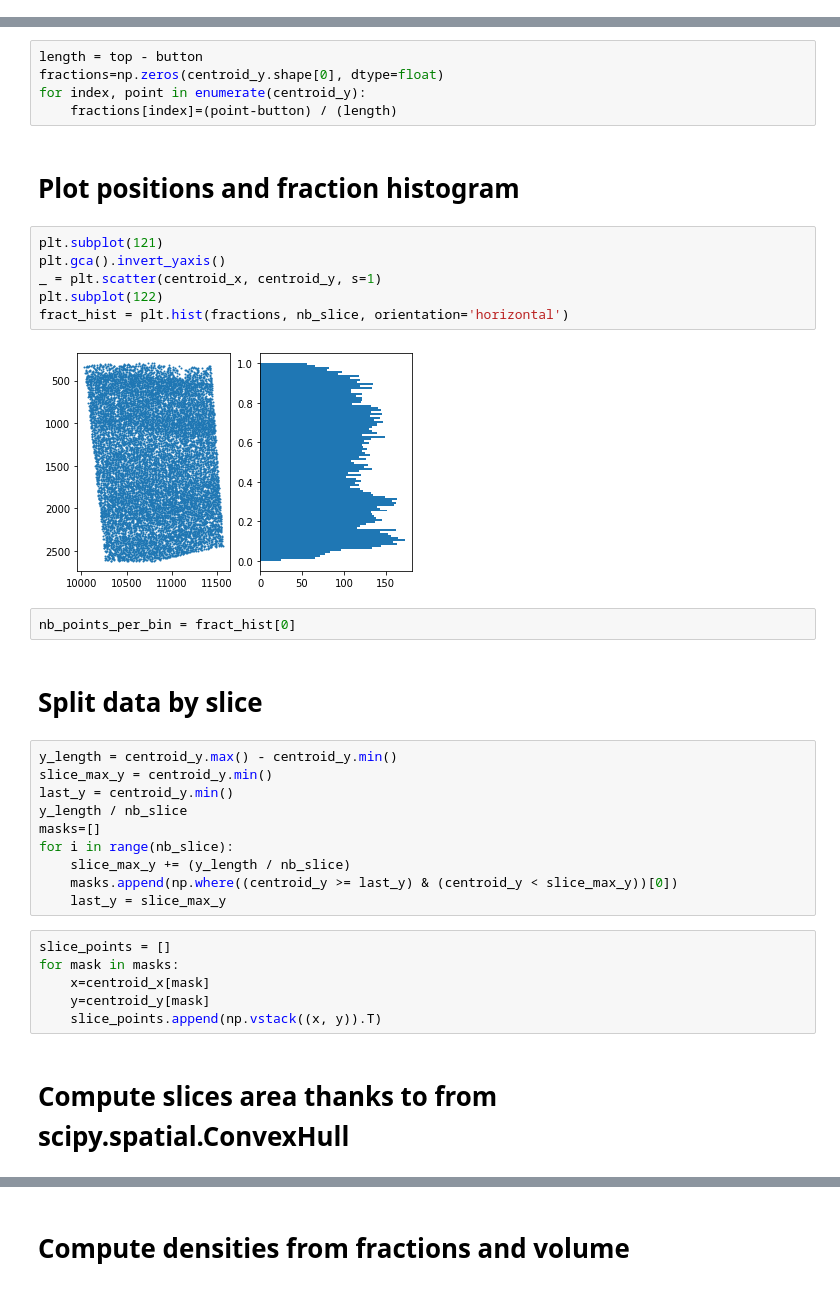
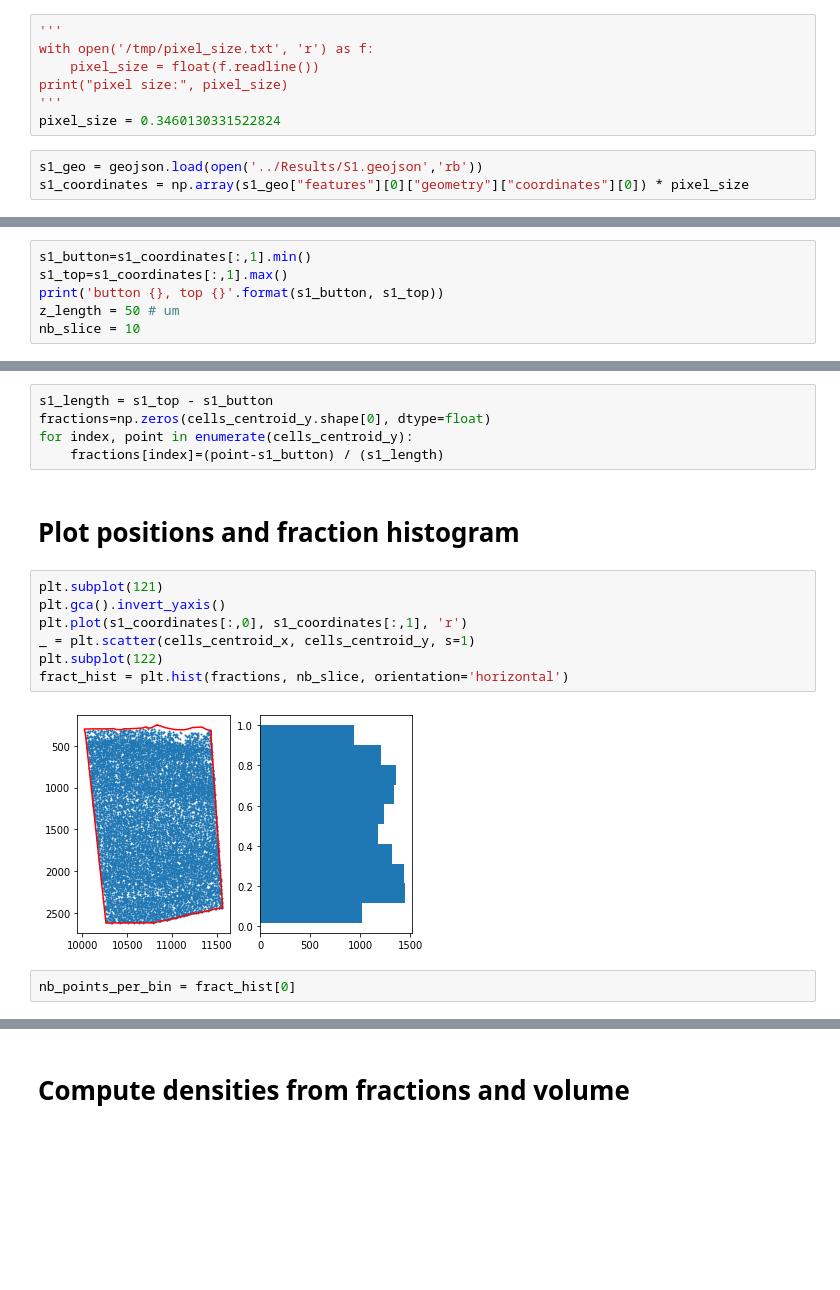
Before and after one commit to jacquemi-bbp/rat_sscx_nissl_analysis, a Jupyter notebook: notebook/rat_SSCX_Nissl_processing.ipynb, the cells around one changed output, grey strips where cells are left out. Drawn from its saved outputs; the diff is of its cells as text; blank space fills up the shorter version.

Commit message:
Compute Volume from polygon

```diff
--- a/notebook/rat_SSCX_Nissl_processing.ipynb
+++ b/notebook/rat_SSCX_Nissl_processing.ipynb
@@ -51,2 +56,12 @@ centroid_y = df_404['Centroid Y µm'].to_numpy(dtype=float)
+# %%
+'''
+with open('/tmp/pixel_size.txt', 'r') as f:
+    pixel_size = float(f.readline())
+print("pixel size:", pixel_size)
+'''
+pixel_size = 0.3460130331522824
+# %%
+s1_geo = geojson.load(open('../Results/S1.geojson','rb'))
+s1_coordinates = np.array(s1_geo["features"][0]["geometry"]["coordinates"][0]) * pixel_size
 # %% [markdown]
 #  analyse
@@ -57,0 +68,6 @@ nb_slice = 100
+# %%
+s1_button=s1_coordinates[:,1].min()
+s1_top=s1_coordinates[:,1].max()
+print('button {}, top {}'.format(s1_button, s1_top))
+z_length = 50 # um
+nb_slice = 10
@@ -58,39 +76,20 @@ nb_slice = 100
 # %% [markdown]
 # compute fractions
 # %%
-length = top - button
-fractions=np.zeros(centroid_y.shape[0], dtype=float)
-for index, point in enumerate(centroid_y):
-    fractions[index]=(point-button) / (length)
+s1_length = s1_top - s1_button
+fractions=np.zeros(cells_centroid_y.shape[0], dtype=float)
+for index, point in enumerate(cells_centroid_y):
+    fractions[index]=(point-s1_button) / (s1_length)
 # %% [markdown]
 # Plot positions and fraction histogram
 # %%
 plt.subplot(121)
 plt.gca().invert_yaxis()
-_ = plt.scatter(centroid_x, centroid_y, s=1)
+plt.plot(s1_coordinates[:,0], s1_coordinates[:,1], 'r')
+_ = plt.scatter(cells_centroid_x, cells_centroid_y, s=1)
 plt.subplot(122)
 fract_hist = plt.hist(fractions, nb_slice, orientation='horizontal')
 # %% [output]
-[figure, old version]
+[figure, new version]
 # %%
 nb_points_per_bin = fract_hist[0]
-# %% [markdown]
-# Split data by slice
-# %%
-y_length = centroid_y.max() - centroid_y.min()
-slice_max_y = centroid_y.min()
-last_y = centroid_y.min()
-y_length / nb_slice
-masks=[]
-for i in range(nb_slice):
-    slice_max_y += (y_length / nb_slice)
-    masks.append(np.where((centroid_y >= last_y) & (centroid_y < slice_max_y))[0])
-    last_y = slice_max_y
-# %%
-slice_points = []
-for mask in masks:
-    x=centroid_x[mask]
-    y=centroid_y[mask]
-    slice_points.append(np.vstack((x, y)).T)
-# %% [markdown]
-# Compute slices area thanks to from scipy.spatial.ConvexHull
```
Also changed, not shown: parts of 26 cells of this notebook.
